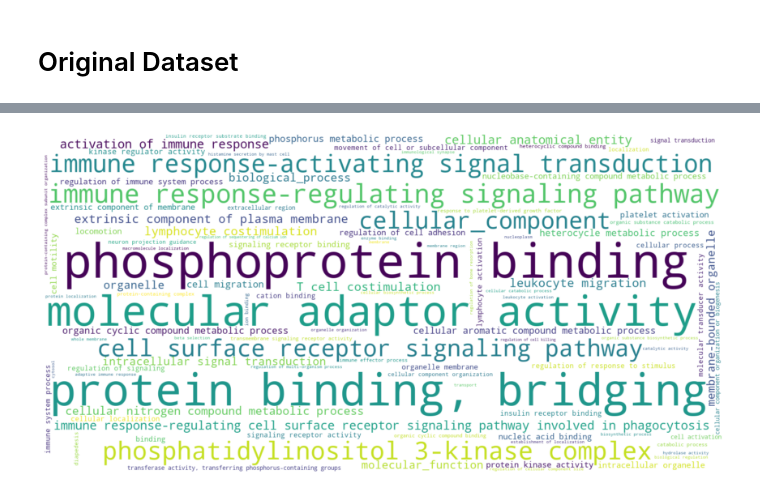
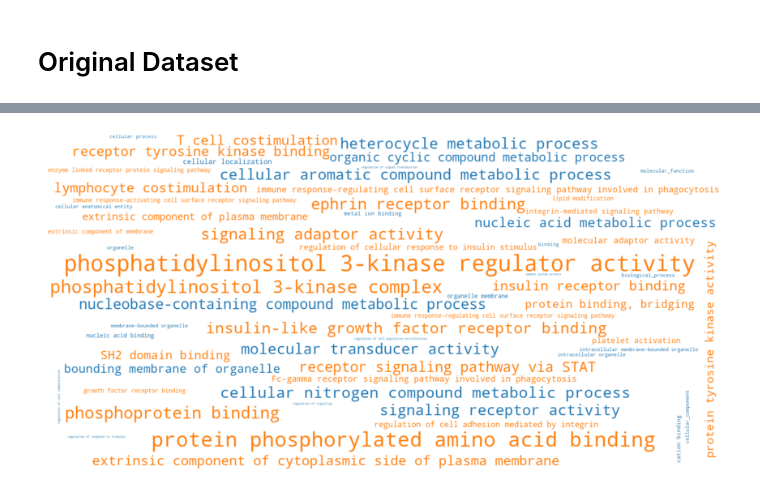
Before and after one commit to Mmiglio/BiologicalData, a Jupyter notebook: code/part2/GeneOntology.ipynb, the cells around one changed output, grey strips where cells are left out. Saved outputs shown, nothing was run; the diff lists cells and outputs as text; code cells hidden in the pictures.

```diff
--- a/code/part2/GeneOntology.ipynb
+++ b/code/part2/GeneOntology.ipynb
@@ -65,0 +66,8 @@ result.head()
+# %%
+# Bonferroni correction
+# adjust threshold based on the numbe of tests
+# http://www.biostathandbook.com/multiplecomparisons.html
+alpha = 0.05
+m = result_fisher.shape[0]
+adjusted_threshold = alpha/m
+print("Adjusted threshold: {}".format(adjusted_threshold))
@@ -66,6 +76,6 @@ result.head()
 # %%
 # filter by depth
-filter_terms = (result_fisher["depth"] <= 3) & (result_fisher["p-value"] <= 0.05)
+filter_terms = (result_fisher["depth"] <= 4) & (result_fisher["p-value"] <= adjusted_threshold)
 
 result_fisher[filter_terms].head()
 # %% [output]
@@ -87,30 +88,19 @@ result_fisher[filter_terms].tail()
-# %%
-def draw_word_cloud(df, score='OddRatio', N=20):
-    """
-    Draw first and last N descriptions of df
-    """
-    #head, tail = df[:N].copy(), df[-N:].copy()
-
-    # invert score of tail dataframe
-    #tail[score] = 1 / tail[score]
-
-    #df_draw = pd.concat([head,tail], ignore_index=True)
-
-    wc = WordCloud(background_color='white', width=1600, height=800, max_words=100)
-    wc.generate_from_frequencies(
-        {line['label']: np.log(1/line[score]) for _, line in df.iterrows()}
-    )
-    return wc
 # %%
+# Num of words to be drawn
+N = 30
+
+# Since the text is small collocations are turned off and text is lower-cased
 wc = draw_word_cloud(
     df = result_fisher[filter_terms],
-    N = 30,
-    score = 'p-value'
+    N = N,
+    score = 'OddRatio',
+    scale = 2
 )
 
+# Plot
 plt.figure(figsize=(15, 15))
 plt.imshow(wc, interpolation="bilinear")
 plt.axis("off")
 plt.show()
 # %% [output]
-[figure, old version]
+[figure, new version]
```
Also changed, not shown: parts of 5 cells of this notebook, 1 other file.
